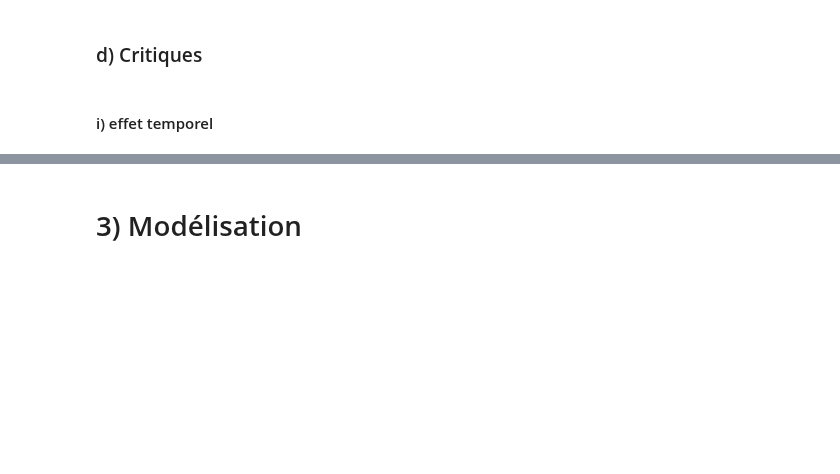
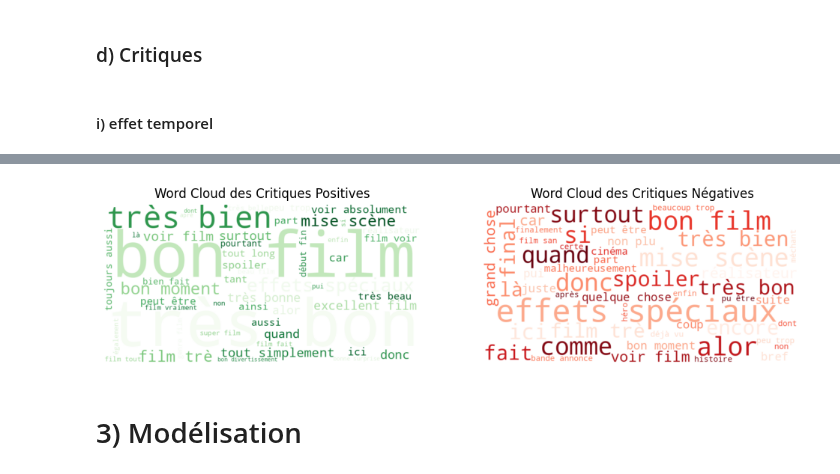
Before and after one commit to mass2330/python_ds_film, a Jupyter notebook: notebook_final.ipynb, the cells around one changed output, grey strips where cells are left out. Drawn from its saved outputs; the diff is of its cells as text; code cells hidden in the pictures; blank space fills up the shorter version.

```diff
--- a/notebook_final.ipynb
+++ b/notebook_final.ipynb
@@ -1778,0 +1782,2 @@ On remarque que
+# %%
+df_critiques_modif=pd.read_csv("df_critiques_modif.csv")
@@ -1779,3 +1793,31 @@ On remarque que
+# %%
+
+# Filtrer les critiques positives et négatives
+positive_reviews = df_critiques_modif[df_critiques_modif['Polarité_réelle'] == 1]['Critique_nettoye'].values
+negative_reviews = df_critiques_modif[df_critiques_modif['Polarité_réelle'] == 0]['Critique_nettoye'].values
+
+# Création du Word Cloud pour les critiques positives
+wordcloud_positive = WordCloud(width=800, height=400, background_color='white', max_words=50, colormap='Greens').generate(' '.join(positive_reviews))
+
+# Création du Word Cloud pour les critiques négatives
+wordcloud_negative = WordCloud(width=800, height=400, background_color='white', max_words=50, colormap='Reds').generate(' '.join(negative_reviews))
+
+# Affichage des Word Clouds
+plt.figure(figsize=(12, 6))
+
+plt.subplot(1, 2, 1)
+plt.imshow(wordcloud_positive, interpolation='bilinear')
+plt.title('Word Cloud des Critiques Positives')
+plt.axis('off')
+
+plt.subplot(1, 2, 2)
+plt.imshow(wordcloud_negative, interpolation='bilinear')
+plt.title('Word Cloud des Critiques Négatives')
+plt.axis('off')
+
+plt.show()
+# %% [output]
+[figure, added]
 # %% [markdown]
 # 3) Modélisation
 # %% [markdown]
```
Also changed, not shown: parts of 7 cells of this notebook, 1 other file.
